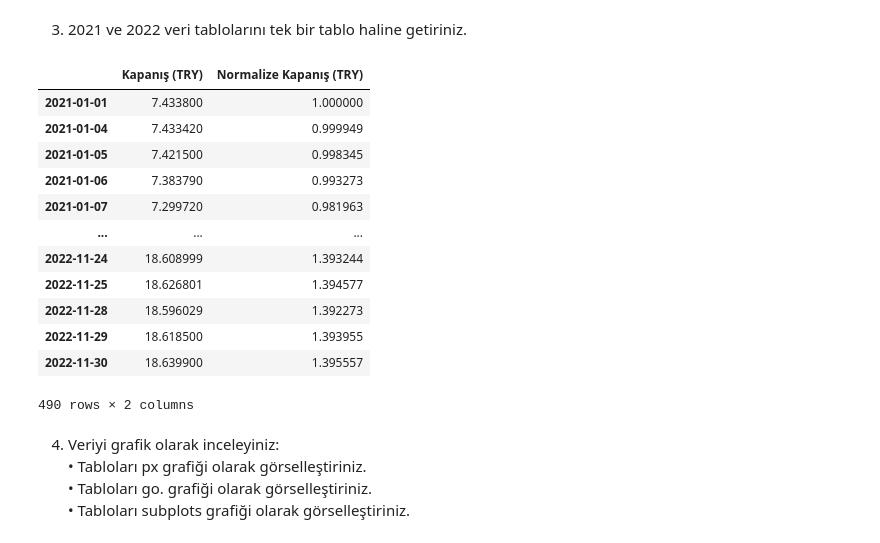
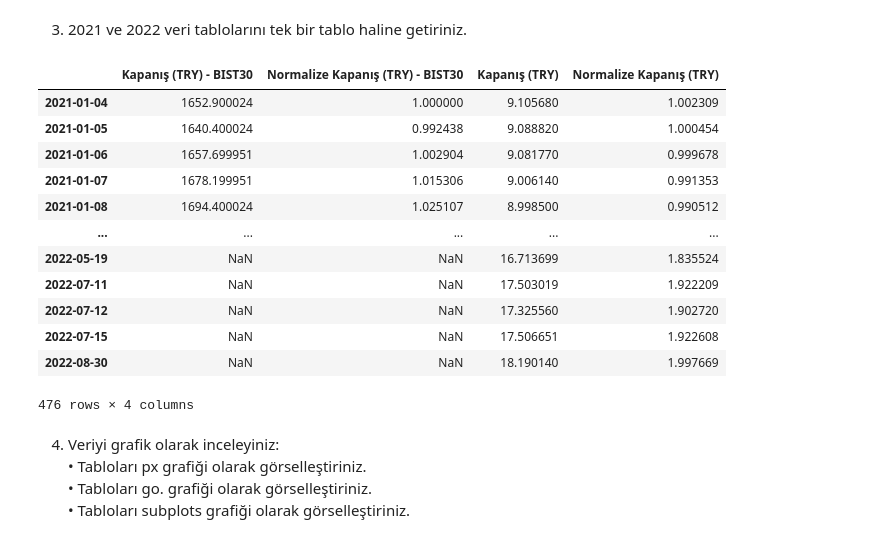
Before and after one commit to akintastan/GMKA_Akin_Tastan, a Jupyter notebook: Odev3_Python_Veri_Analizi_Egitimi__Akin_Tastan_.ipynb, the cells around one changed output. Saved outputs shown, nothing was run; the diff lists cells and outputs as text; code cells hidden in the pictures.

Commit message:
data analysis tutorial with python - homework 3(edited)

```diff
--- a/Odev3_Python_Veri_Analizi_Egitimi__Akin_Tastan_.ipynb
+++ b/Odev3_Python_Veri_Analizi_Egitimi__Akin_Tastan_.ipynb
@@ -116 +130,7 @@ See the caveats in the documentation: https://pandas.pydata.org/pandas-docs/stab
 260 rows × 2 columns
+# %%
+bist_30 = yf.download('XU030.IS', start = '2021-01-01', end = '2021-12-31')
+bist_30 = bist_30[['Adj Close']]
+bist_30.columns = ['Kapanış (TRY) - BIST30']
+bist_30['Normalize Kapanış (TRY) - BIST30'] = bist_30['Kapanış (TRY) - BIST30'] / bist_30.iloc[0, 0]
+bist_30
@@ -125,0 +172,3 @@ px.line(Veri_2021, y = ['Normalize Kapanış (TRY)'])
+# %%
+veri_2021= bist_30.merge(veri_2021_eur_try, left_index = True, right_index = True)
+veri_2021
@@ -139,15 +214,15 @@ fig.update_layout(title = 'Normalize Kur',
 # %% [markdown]
 1. <i> Yahoo Finance</i> sitesinden 2022 BIST30 ve EUR/TRY kur değerlerini indiriniz
 # %%
-indirme_listesi = ['XU030.IS', 'TRY=X']
-Veri_2022 = pd.DataFrame()
+indirme_listesi = ['XU030.IS', 'EURTRY=X']
+veri_2022 = pd.DataFrame()
 
 for i in indirme_listesi:
   data = yf.download(i, start = '2022-01-01', end = '2022-12-01')
   data = data['Adj Close'].rename(i)
-  Veri_2022 = pd.concat([Veri_2022, data], axis = 1)
+  veri_2022 = pd.concat([veri_2022, data], axis = 1)
 
-Veri_2022
+veri_2022
 # %% [output]
 [*********************100%***********************]  1 of 1 completed
 [*********************100%***********************]  1 of 1 completed
@@ -192,0 +244,6 @@ See the caveats in the documentation: https://pandas.pydata.org/pandas-docs/stab
+# %%
+veri_2022.columns = ['Kapanış (TRY) - BIST30', 'Kapanış (TRY)']
+veri_2022['Normalize Kapanış (TRY) - BIST30'] = veri_2022['Kapanış (TRY) - BIST30'] / veri_2021.iloc[0, 0]
+veri_2022['Normalize Kapanış (TRY)'] = veri_2022['Kapanış (TRY)'] / veri_2021.iloc[0, 2]
+veri_2022 = veri_2022.reindex(['Kapanış (TRY) - BIST30',	'Normalize Kapanış (TRY) - BIST30',	'Kapanış (TRY)', 'Normalize Kapanış (TRY)'], axis=1)
+veri_2022
@@ -193,22 +264,22 @@ See the caveats in the documentation: https://pandas.pydata.org/pandas-docs/stab
 # %% [markdown]
 3. 2021 ve 2022 veri tablolarını tek bir tablo haline getiriniz.
 # %%
-Veri = pd.concat([Veri_2021, Veri_2022], axis = 0)
-Veri
+veri = pd.concat([veri_2021, veri_2022], axis = 0)
+veri
 # %% [output]
-|  | Kapanış (TRY) | Normalize Kapanış (TRY) |
-| 2021-01-01 | 7.433800 | 1.000000 |
-| 2021-01-04 | 7.433420 | 0.999949 |
-| 2021-01-05 | 7.421500 | 0.998345 |
-| 2021-01-06 | 7.383790 | 0.993273 |
-| 2021-01-07 | 7.299720 | 0.981963 |
-| ... | ... | ... |
-| 2022-11-24 | 18.608999 | 1.393244 |
-| 2022-11-25 | 18.626801 | 1.394577 |
-| 2022-11-28 | 18.596029 | 1.392273 |
-| 2022-11-29 | 18.618500 | 1.393955 |
-| 2022-11-30 | 18.639900 | 1.395557 |
+|  | Kapanış (TRY) - BIST30 | Normalize Kapanış (TRY) - BIST30 | Kapanış (TRY) | Normalize Kapanış (TRY) |
+| 2021-01-04 | 1652.900024 | 1.000000 | 9.105680 | 1.002309 |
+| 2021-01-05 | 1640.400024 | 0.992438 | 9.088820 | 1.000454 |
+| 2021-01-06 | 1657.699951 | 1.002904 | 9.081770 | 0.999678 |
+| 2021-01-07 | 1678.199951 | 1.015306 | 9.006140 | 0.991353 |
+| 2021-01-08 | 1694.400024 | 1.025107 | 8.998500 | 0.990512 |
+| ... | ... | ... | ... | ... |
+| 2022-05-19 | NaN | NaN | 16.713699 | 1.835524 |
+| 2022-07-11 | NaN | NaN | 17.503019 | 1.922209 |
+| 2022-07-12 | NaN | NaN | 17.325560 | 1.902720 |
+| 2022-07-15 | NaN | NaN | 17.506651 | 1.922608 |
+| 2022-08-30 | NaN | NaN | 18.190140 | 1.997669 |
-490 rows × 2 columns
+476 rows × 4 columns
 # %% [markdown]
 4. Veriyi grafik olarak inceleyiniz:<br>
 	• Tabloları px grafiği olarak görselleştiriniz.<br>
```
Also changed, not shown: parts of 20 cells of this notebook.
